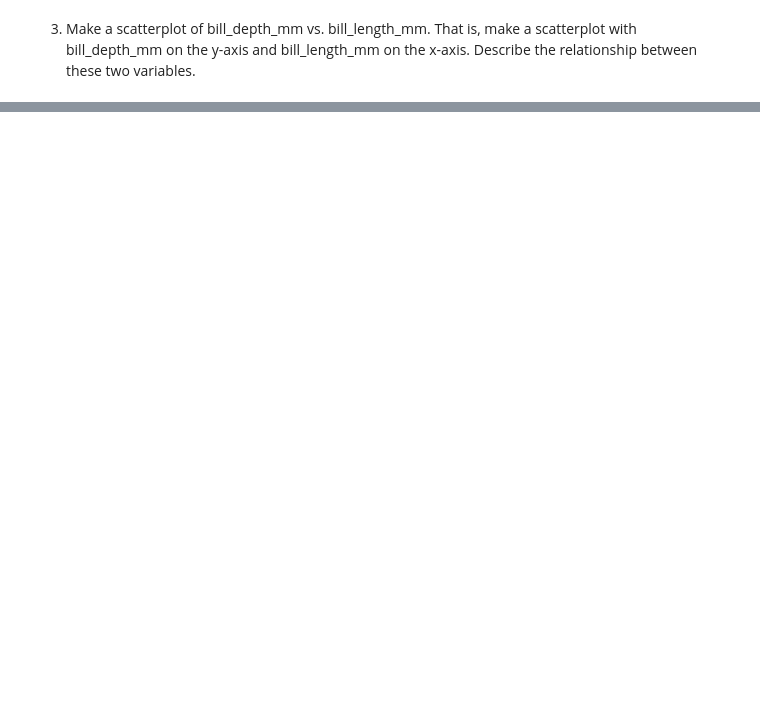
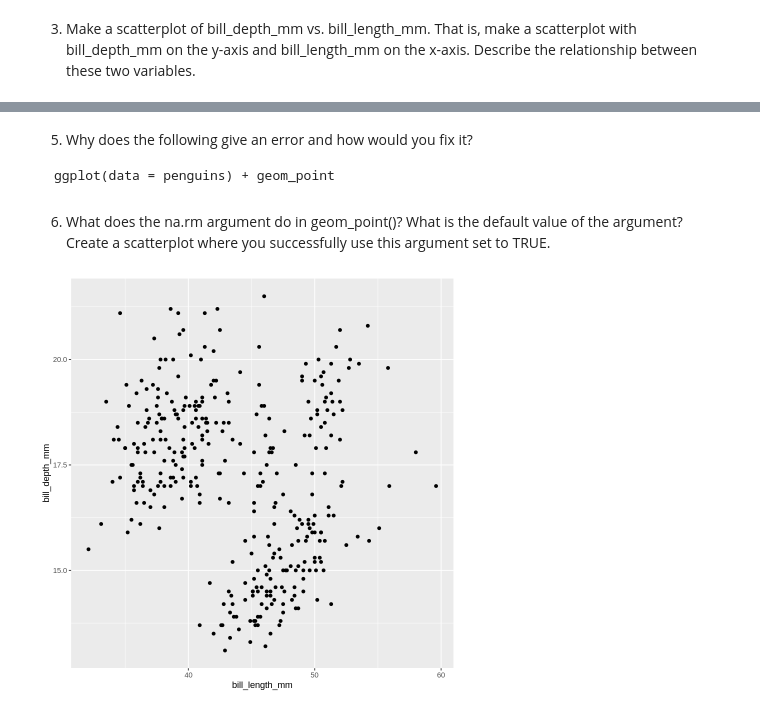
Before and after one commit to khuongduying/dataviz, a Jupyter notebook: DataViz_1.ipynb, the cells around one changed output, grey strips where cells are left out. Saved outputs shown, nothing was run; the diff lists cells and outputs as text; code cells hidden in the pictures; blank space fills up the shorter version.

````diff
--- a/DataViz_1.ipynb
+++ b/DataViz_1.ipynb
@@ -202,0 +244,15 @@ The number of column is: 8
+# %% [markdown]
+5. Why does the following give an error and how would you fix it?
+```
+ggplot(data = penguins) + geom_point
+```
+# %% [markdown]
+6. What does the na.rm argument do in geom_point()? What is the default value of the argument? Create a scatterplot where you successfully use this argument set to TRUE.
+# %%
+ggplot(
+  data = penguins,
+  mapping = aes(x = bill_length_mm, y = bill_depth_mm)
+) +
+  geom_point(na.rm=TRUE) ## remove rows with NA value.
+# %% [output]
+[figure, added]
````
Also changed, not shown: parts of 38 cells of this notebook.
